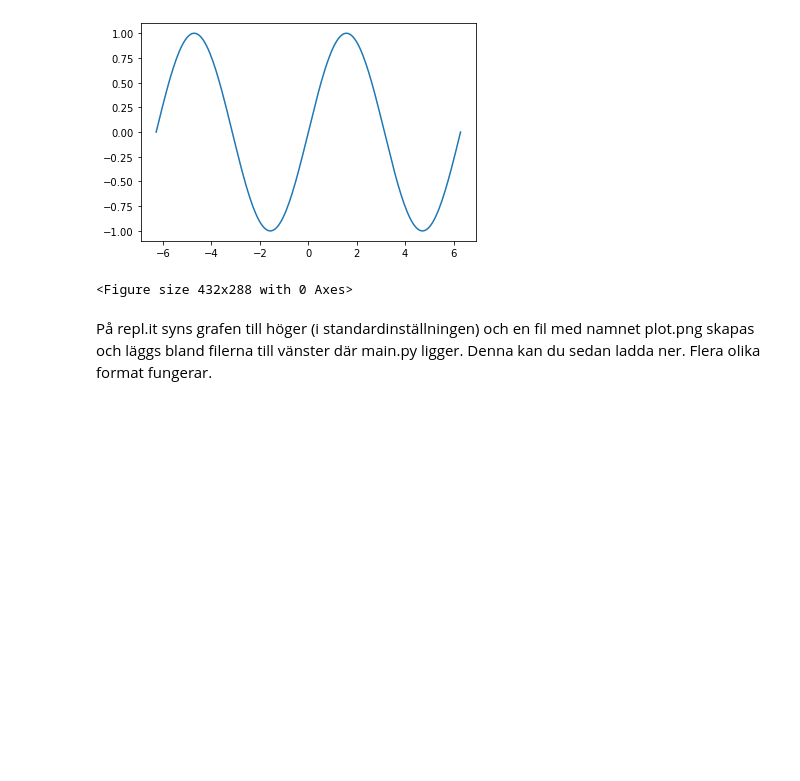
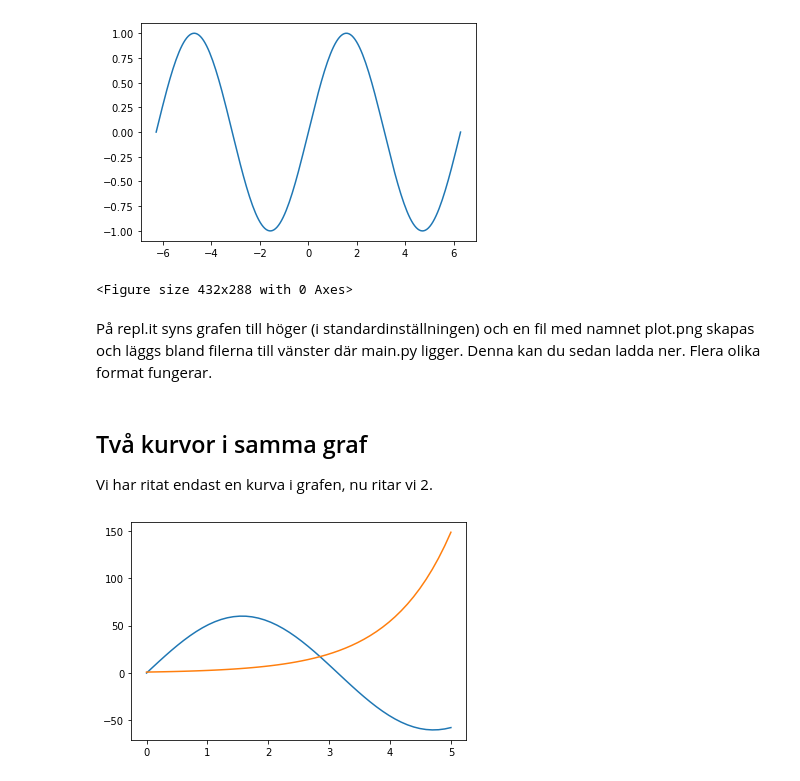
Before and after one commit to cognitrap/progr, a Jupyter notebook: plot2.ipynb, the cells around one changed output. Cells and saved outputs as stored; diff of their text form; code cells hidden in the pictures; blank space fills up the shorter version.

```diff
--- a/plot2.ipynb
+++ b/plot2.ipynb
@@ -113,3 +131,25 @@ plt.savefig('plot.png') #På repl.it!
 <Figure size 432x288 with 0 Axes>
 # %% [markdown]
 På repl.it syns grafen till höger (i standardinställningen) och en fil med namnet plot.png skapas och läggs bland filerna till vänster där main.py ligger. Denna kan du sedan ladda ner. Flera olika format fungerar.
+# %% [markdown]
+## Två kurvor i samma graf
+
+Vi har ritat endast en kurva i grafen, nu ritar vi 2.
+# %%
+import matplotlib.pyplot as plt
+import numpy as np
+
+
+x=np.linspace(0, 5, 50)
+y=60*np.sin(x)
+plt.plot(x,y)
+
+x=np.linspace(0, 5, 50)
+y=np.exp(x)
+plt.plot(x,y)
+
+#Ritas i samma graf!
+
+plt.show()
+# %% [output]
+[figure, added]
```
Also changed, not shown: parts of 23 cells of this notebook, 1 other file.
